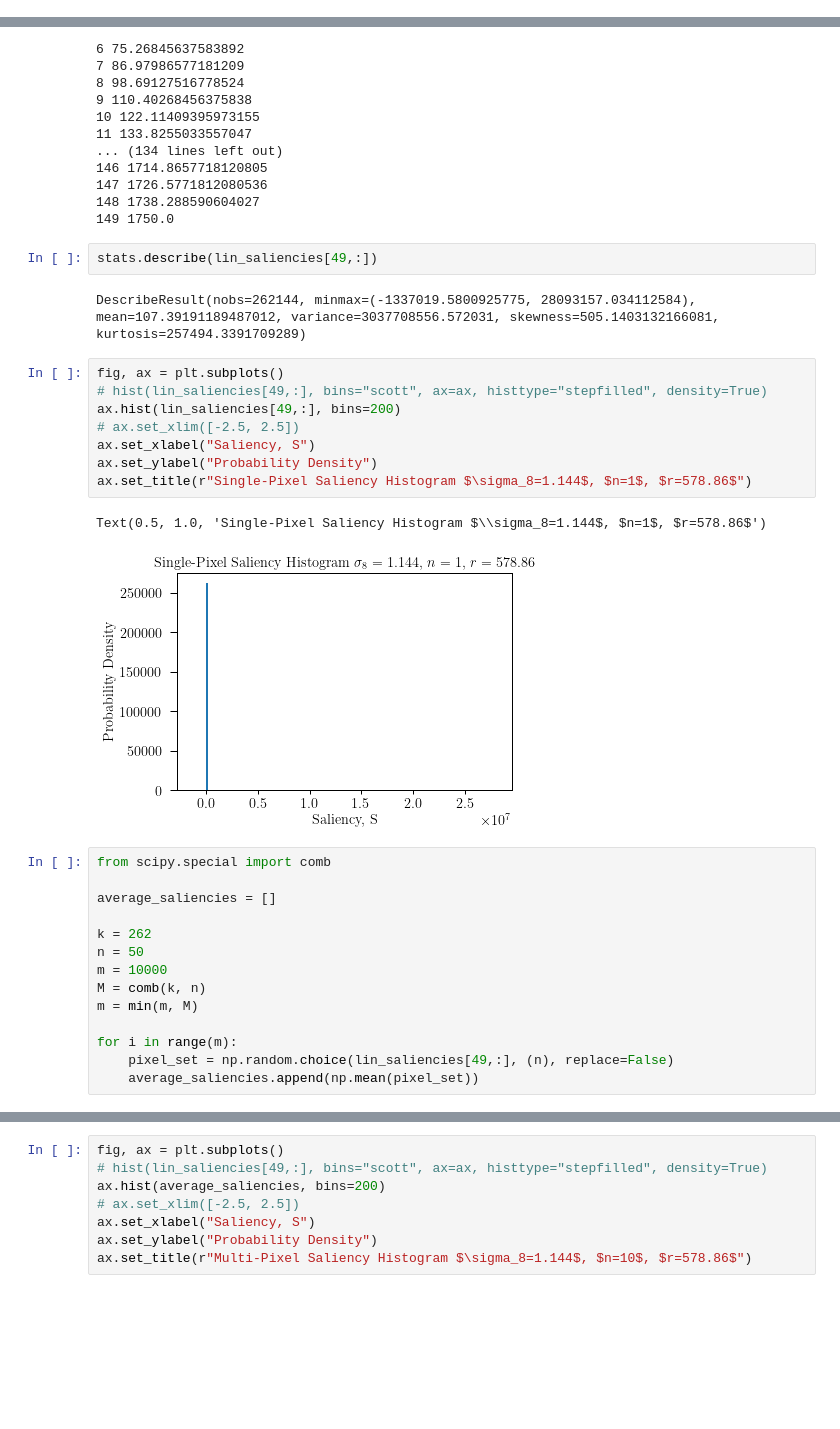
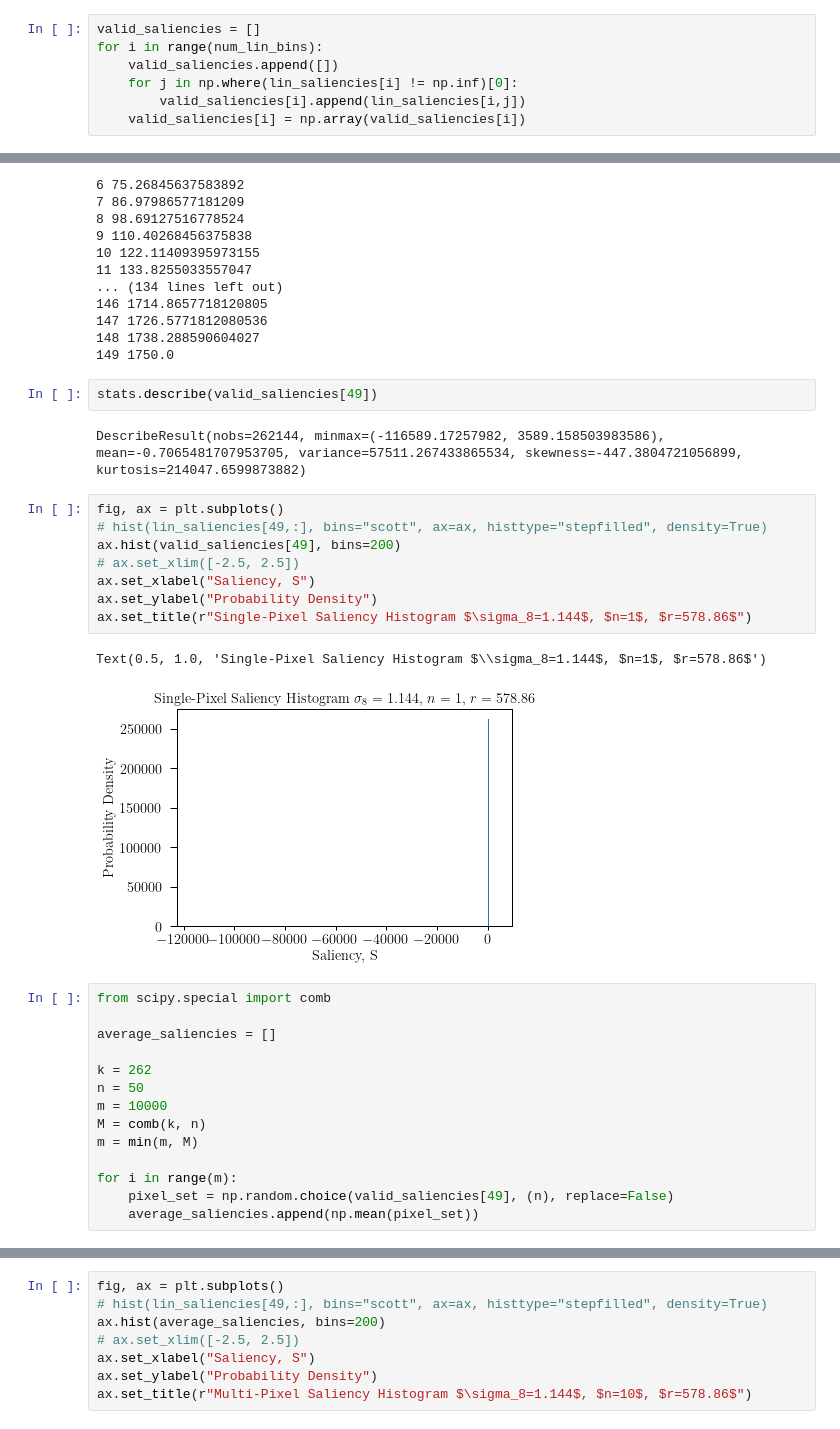
Before and after one commit to adiraju21s/deep_dss, a Jupyter notebook: notebooks/Interpretability Analysis v1.0.ipynb, the cells around one changed output, grey strips where cells are left out. Saved outputs shown, nothing was run; the diff lists cells and outputs as text; blank space fills up the shorter version.

```diff
--- a/notebooks/Interpretability Analysis v1.0.ipynb
+++ b/notebooks/Interpretability Analysis v1.0.ipynb
@@ -579,0 +580,7 @@ n:  62 r:  731.1073825503356 i:  1300000
+# %%
+valid_saliencies = []
+for i in range(num_lin_bins):
+    valid_saliencies.append([])
+    for j in np.where(lin_saliencies[i] != np.inf)[0]:
+        valid_saliencies[i].append(lin_saliencies[i,j])
+    valid_saliencies[i] = np.array(valid_saliencies[i])
@@ -606,20 +636,20 @@ for n, r in zip(np.arange(num_lin_bins), np.linspace(5, 1750, num=num_lin_bins))
 148 1738.288590604027
 149 1750.0
 # %%
-stats.describe(lin_saliencies[49,:])
+stats.describe(valid_saliencies[49])
 # %% [output]
-DescribeResult(nobs=262144, minmax=(-1337019.5800925775, 28093157.034112584), mean=107.39191189487012, variance=3037708556.572031, skewness=505.1403132166081, kurtosis=257494.3391709289)
+DescribeResult(nobs=262144, minmax=(-116589.17257982, 3589.158503983586), mean=-0.7065481707953705, variance=57511.267433865534, skewness=-447.3804721056899, kurtosis=214047.6599873882)
 # %%
 fig, ax = plt.subplots()
 # hist(lin_saliencies[49,:], bins="scott", ax=ax, histtype="stepfilled", density=True)
-ax.hist(lin_saliencies[49,:], bins=200)
+ax.hist(valid_saliencies[49], bins=200)
 # ax.set_xlim([-2.5, 2.5])
 ax.set_xlabel("Saliency, S")
 ax.set_ylabel("Probability Density")
 ax.set_title(r"Single-Pixel Saliency Histogram $\sigma_8=1.144$, $n=1$, $r=578.86$")
 # %% [output]
 Text(0.5, 1.0, 'Single-Pixel Saliency Histogram $\\sigma_8=1.144$, $n=1$, $r=578.86$')
-[figure, old version]
+[figure, new version]
 # %%
 from scipy.special import comb
 
@@ -632,7 +662,7 @@ M = comb(k, n)
 m = min(m, M)
 
 for i in range(m):
-    pixel_set = np.random.choice(lin_saliencies[49,:], (n), replace=False)
+    pixel_set = np.random.choice(valid_saliencies[49], (n), replace=False)
     average_saliencies.append(np.mean(pixel_set))
 # %%
 average_saliencies
```
Also changed, not shown: parts of 6 cells of this notebook, 3 other files.
